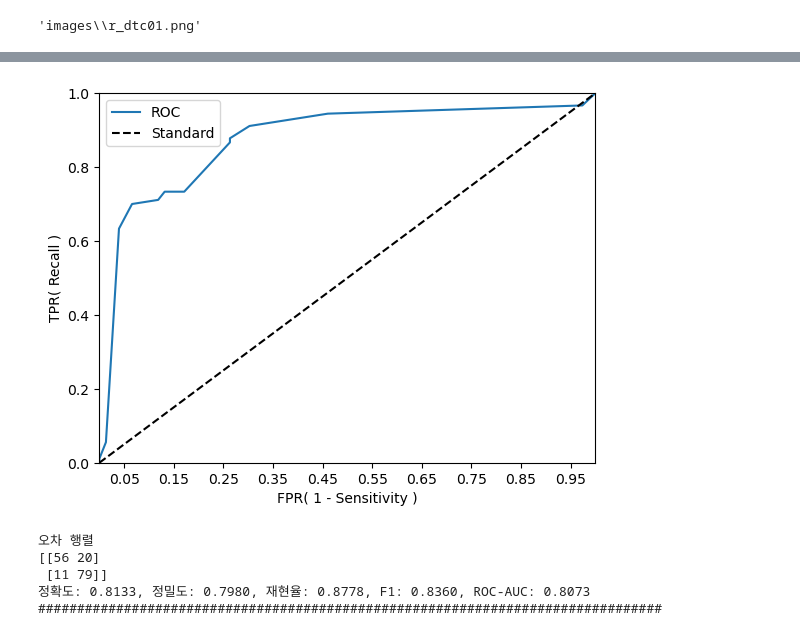
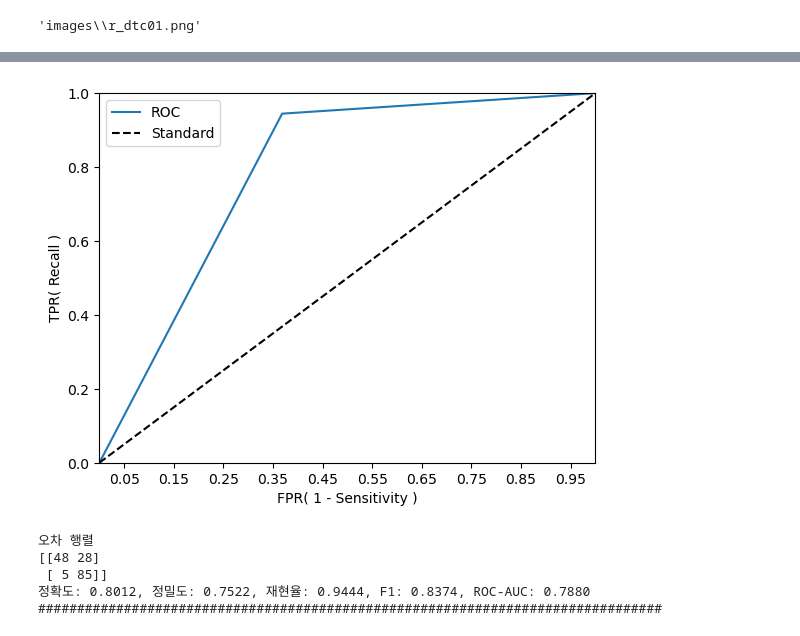
Before and after one commit to dosel70/Mashine_Learning-Classifier-, a Jupyter notebook: presentation/real_presentation.ipynb, the cells around one changed output, grey strips where cells are left out. Cells and saved outputs as stored; diff of their text form; code cells hidden in the pictures.

```diff
--- a/presentation/real_presentation.ipynb
+++ b/presentation/real_presentation.ipynb
@@ -725,7 +812,7 @@ get_evaluation_by_thresholds(y_test, proba[:, 1].reshape(-1, 1), thresholds)
 # %%
 from sklearn.preprocessing import Binarizer
 
-threshold = 0.4 # 임계값을 0.4로 낮춰서 재현율 높힘
+threshold = 0.3 # 임계값을 0.3으로 낮춰서 재현율 높힘
 
 
 proba = dtc.predict_proba(X_test)
@@ -774,33 +864,33 @@ precision_recall_curve_plot(y_test, dtc.predict_proba(X_test)[:, 1].reshape(-1,
 # %%
 from sklearn.metrics import roc_curve
 
 def roc_curve_plot(y_test , proba_class1):
 #     임계값에 따른 FPR, TPR 값
     fprs, tprs, thresholds = roc_curve(y_test, proba_class1)
 
 #     ROC Curve를 plot 곡선으로 그림.
     plt.plot(fprs , tprs, label='ROC')
 #     가운데 대각선 직선을 그림.
 #     TPR과 FPR이 동일한 비율로 떨어진다는 것은 모델이 양성과 음성을 구별하지 못한다는 것을 의미한다.
 #     다른 분류기를 판단하기 위한 기준선으로 사용되며,
 #     대각선에 가까울 수록 예측에 사용하기 힘든 모델이라는 뜻이다.
     plt.plot([0, 1], [0, 1], 'k--', label='Standard')
 
     # X축(FPR)의 Scale을 0.1 단위로 변경
     start, end = plt.xlim()
     plt.xticks(np.round(np.arange(start, end, 0.1),2))
     plt.xlim(0,1); plt.ylim(0,1)
     plt.xlabel('FPR( 1 - Sensitivity )'); plt.ylabel('TPR( Recall )')
     plt.legend()
     plt.show()
 
-roc_curve_plot(y_test, dtc.predict_proba(X_test)[:, 1].reshape(-1, 1))
+roc_curve_plot(y_test, custom_prediction)
 # %% [output]
-[figure, old version]
+[figure, new version]
 # %%
 from sklearn.preprocessing import Binarizer
 
-threshold = 0.4
+threshold = 0.3
 
 proba = dtc.predict_proba(X_test)
 prediction = dtc.predict(X_test)
@@ -813,9 +903,9 @@ custom_prediction = binarizer.transform(custom_proba)
 get_evaluation(y_test, custom_prediction)
 # %% [output]
 오차 행렬
-[[56 20]
- [11 79]]
-정확도: 0.8133, 정밀도: 0.7980, 재현율: 0.8778, F1: 0.8360, ROC-AUC: 0.8073
+[[48 28]
+ [ 5 85]]
+정확도: 0.8012, 정밀도: 0.7522, 재현율: 0.9444, F1: 0.8374, ROC-AUC: 0.7880
 ################################################################################
 # %%
 import numpy as np
```
Also changed, not shown: parts of 37 cells of this notebook, 21 other files.
